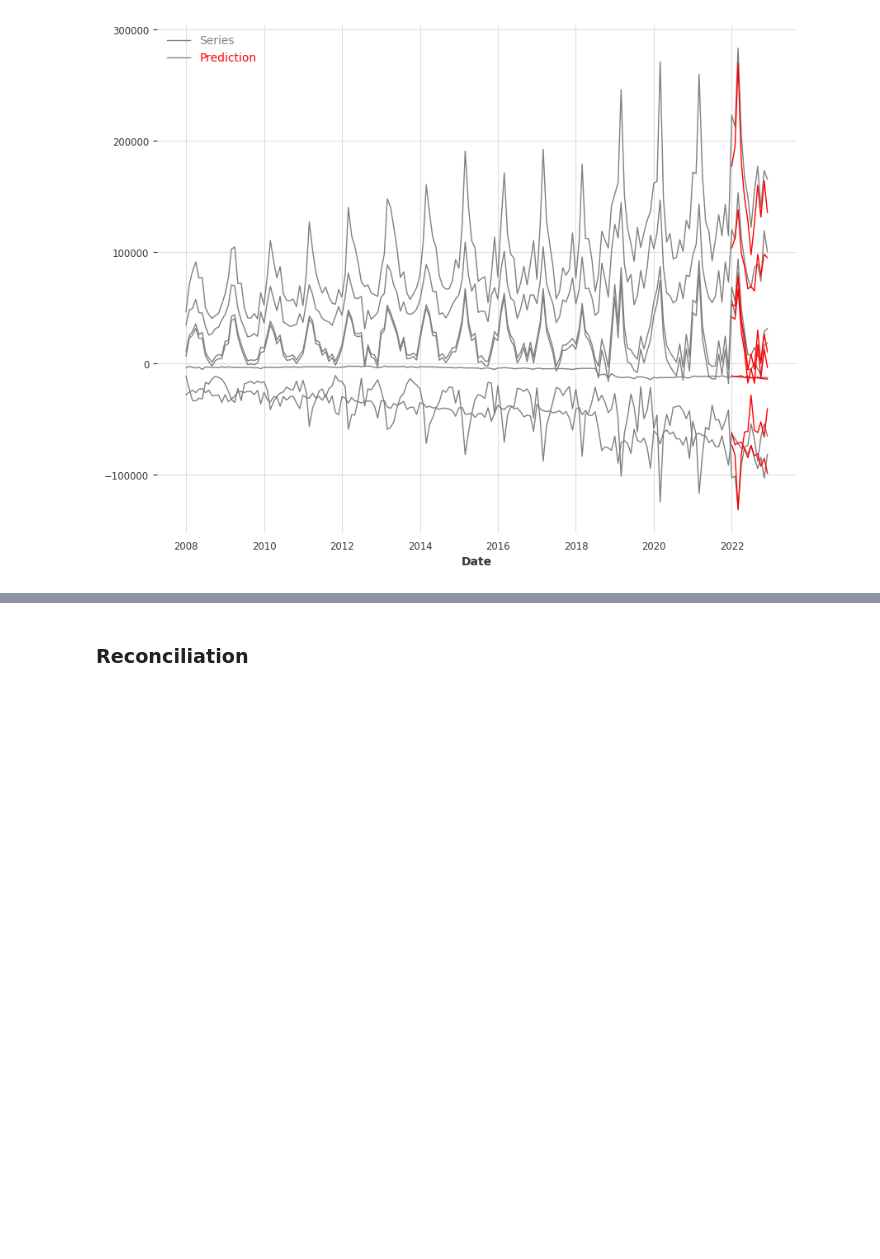
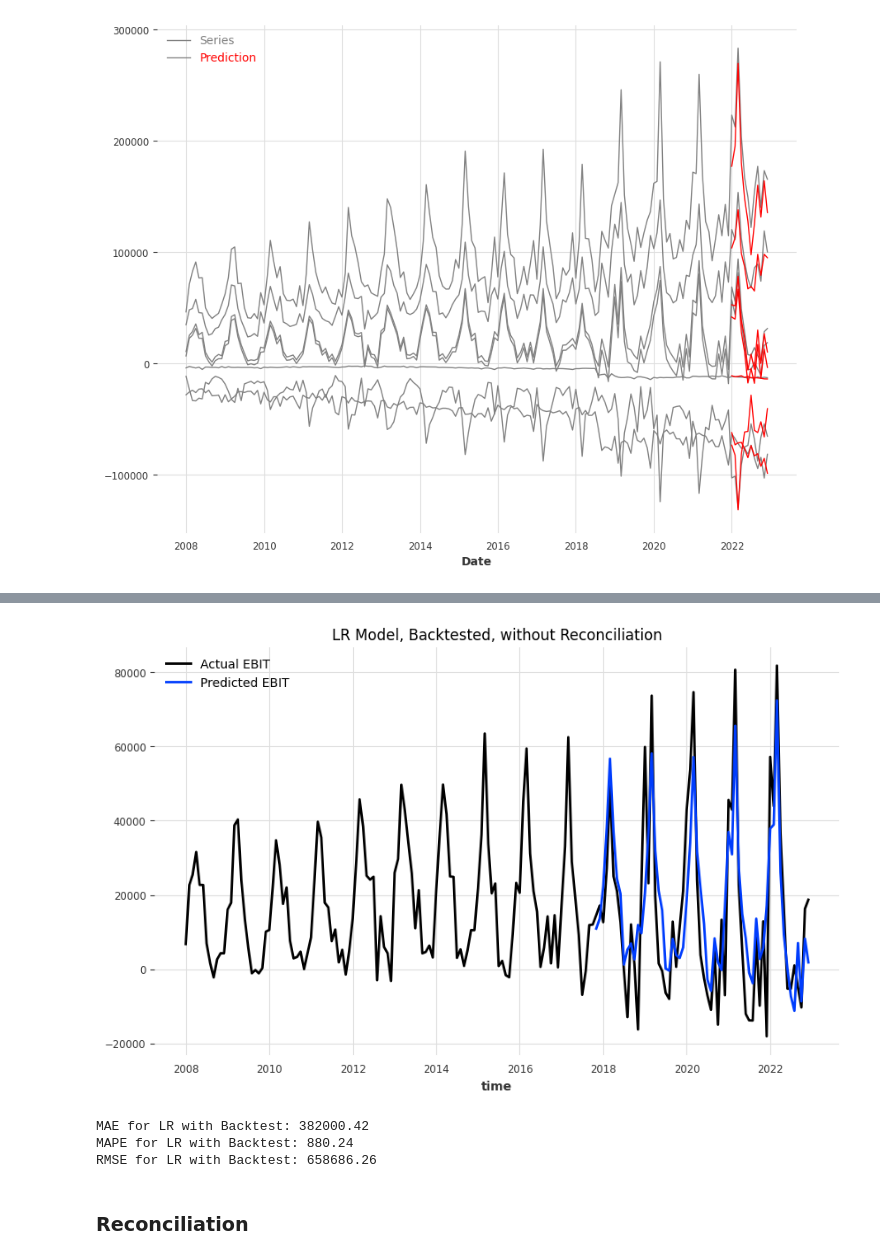
Before and after one commit to kndiam/H-Forecasting, a Jupyter notebook: hierarchical_forecasting.ipynb, the cells around one changed output, grey strips where cells are left out. Saved outputs shown, nothing was run; the diff lists cells and outputs as text; code cells hidden in the pictures; blank space fills up the shorter version.

```diff
--- a/hierarchical_forecasting.ipynb
+++ b/hierarchical_forecasting.ipynb
@@ -195,0 +245,25 @@ plt.show()
+# %%
+#best forecast horizon for ExponentialSMmoothing and Prophet
+for i in [6,12,24,36]:
+  backtest_results = ExponentialSmoothing().historical_forecasts(
+      series['EBIT'][:-12],
+      #future_covariates=future_cov,
+      start=0.6,  # Start backtesting after 60% of the dataset
+      forecast_horizon=i,
+      stride=1,  # Move forward one step at a time
+      retrain=True,  # Retrain after each forecast
+  )
+  get_metrics(backtest_results, val['EBIT'], "Exponential Smoothing, forecast horizon "+str(i))
+  print()
+
+#for i in [1,3,6,12]:
+ # backtest_results = Prophet().historical_forecasts(
+  #    series['EBIT'][:-12],
+      #future_covariates=future_cov,
+   #   start=0.6,  # Start backtesting after 60% of the dataset
+    #  forecast_horizon=i,
+     # stride=1,  # Move forward one step at a time
+      #retrain=True,  # Retrain after each forecast
+  #)
+  #get_metrics(backtest_results, val['EBIT'], "Prophet, forecast horizon "+str(i))
+  #print()
@@ -195,0 +286,10 @@ plt.show()
+# %%
+backtest_results = model.historical_forecasts(
+      series[:-12],
+      #future_covariates=future_cov,
+      start=0.6,  # Start backtesting after 60% of the dataset
+      forecast_horizon=i,
+      stride=1,  # Move forward one step at a time
+      retrain=True,  # Retrain after each forecast
+  )
+get_metrics(backtest_results, val, "LR with Backtesting")
@@ -196,2 +302,18 @@ plt.show()
+# %%
+plt.figure(figsize=(10, 6))
+filtered_series["EBIT"].plot(label="Actual EBIT")
+backtest_results["EBIT"].plot(label="Predicted EBIT")
+plt.legend()
+plt.title("LR Model, Backtested, without Reconciliation")
+plt.show()
+# %% [output]
+[figure, added]
+# %%
+get_metrics(backtest_results, val, "LR with Backtest")
+print()
+# %% [output]
+MAE for LR with Backtest: 382000.42
+MAPE for LR with Backtest: 880.24
+RMSE for LR with Backtest: 658686.26
 # %% [markdown]
 ### Reconciliation
```
Also changed, not shown: parts of 34 cells of this notebook.
